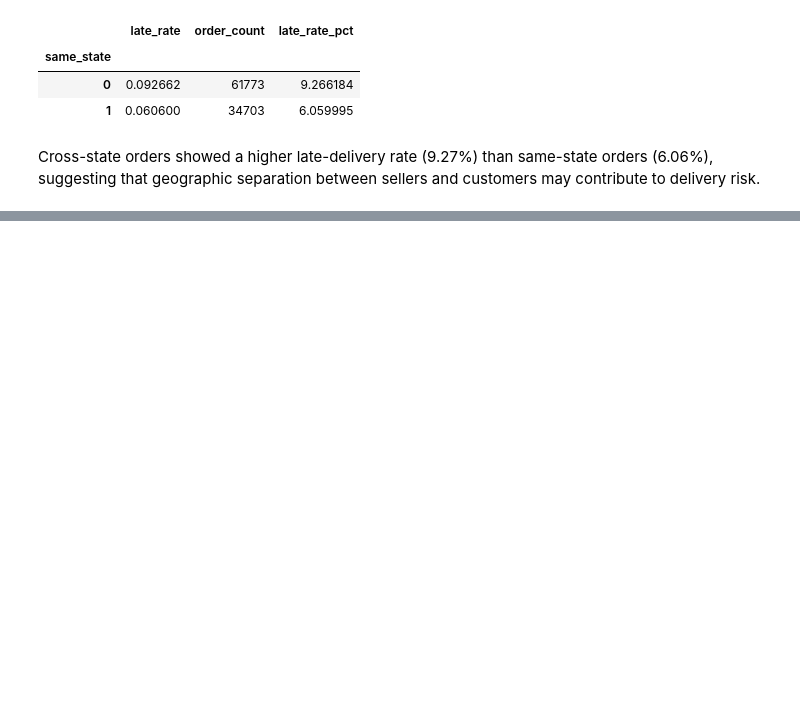
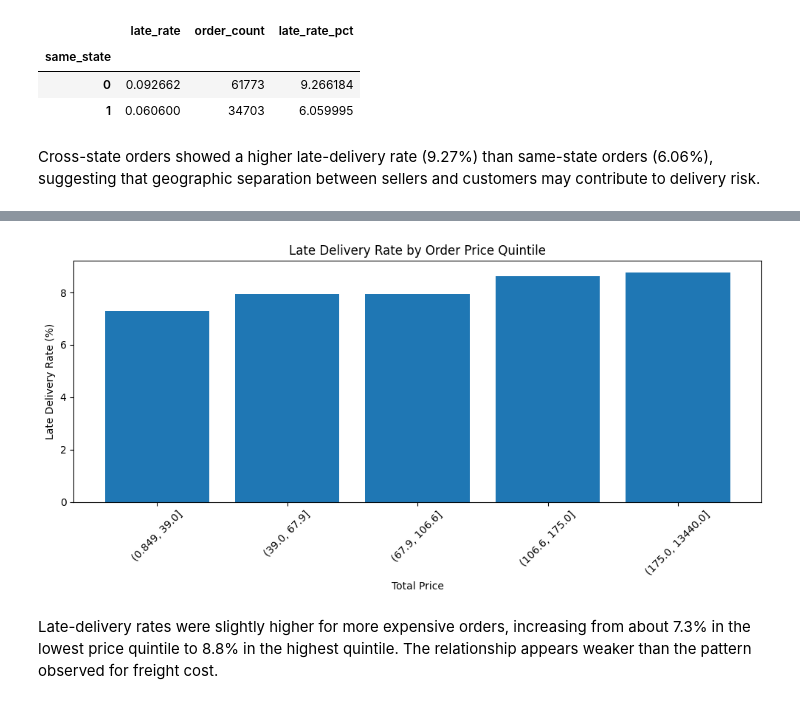
Before and after one commit to IT5006-Group9/IT5006-Group9-Olist-Project, a Jupyter notebook: notebooks/02_late_delivery_classification_eda.ipynb, the cells around one changed output, grey strips where cells are left out. Cells and saved outputs as stored; diff of their text form; code cells hidden in the pictures; blank space fills up the shorter version.

```diff
--- a/notebooks/02_late_delivery_classification_eda.ipynb
+++ b/notebooks/02_late_delivery_classification_eda.ipynb
@@ -233,0 +413,19 @@ Cross-state orders showed a higher late-delivery rate (9.27%) than same-state or
+# %%
+delivered['price_bin'] = pd.qcut(
+    delivered['total_price'],
+    q=5,
+    duplicates='drop'
+)
+
+price_late = (
+    delivered.groupby('price_bin', observed=True)
+    .agg(
+        late_rate=('is_late', 'mean'),
+        orders=('order_id', 'count')
+    )
+    .reset_index()
+)
+
+price_late['late_rate'] *= 100
+
+price_late
@@ -233,0 +439,19 @@ Cross-state orders showed a higher late-delivery rate (9.27%) than same-state or
+# %%
+plt.figure(figsize=(10, 5))
+
+plt.bar(
+    price_late['price_bin'].astype(str),
+    price_late['late_rate']
+)
+
+plt.title('Late Delivery Rate by Order Price Quintile')
+plt.xlabel('Total Price')
+plt.ylabel('Late Delivery Rate (%)')
+plt.xticks(rotation=45)
+plt.tight_layout()
+
+plt.show()
+# %% [output]
+[figure, added]
+# %% [markdown]
+Late-delivery rates were slightly higher for more expensive orders, increasing from about 7.3% in the lowest price quintile to 8.8% in the highest quintile. The relationship appears weaker than the pattern observed for freight cost.
```
Also changed, not shown: parts of 29 cells of this notebook.
